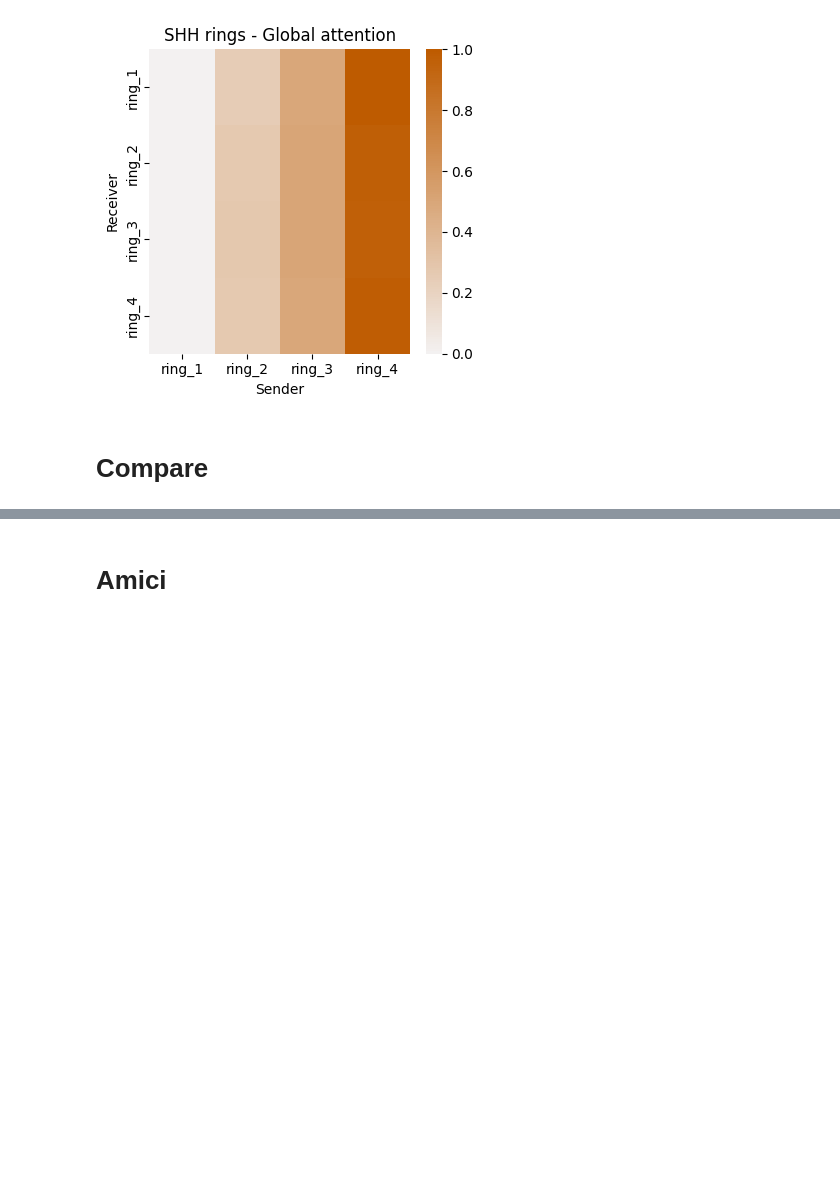
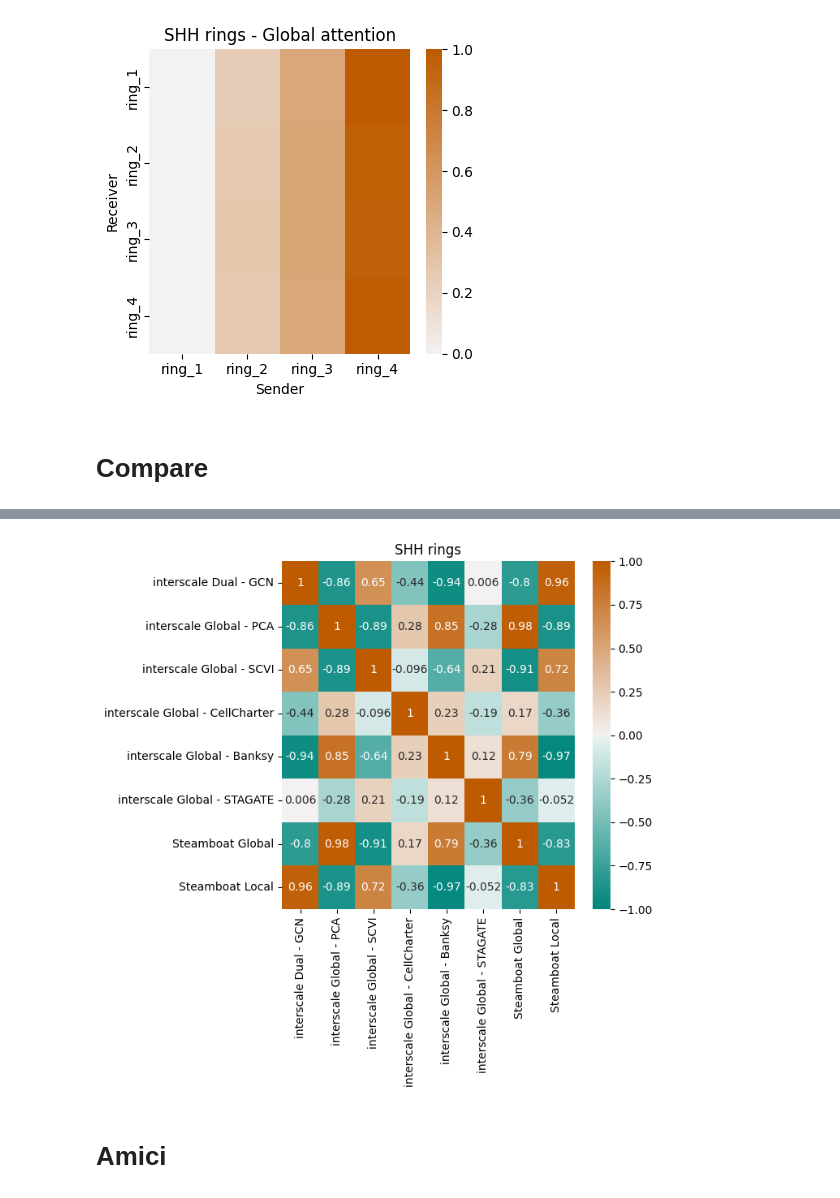
Before and after one commit to theislab/InterScale_reproducibility, a Jupyter notebook: notebooks/legnini_23/Becnhmark_Steamboat.ipynb, the cells around one changed output, grey strips where cells are left out. Saved outputs shown, nothing was run; the diff lists cells and outputs as text; code cells hidden in the pictures; blank space fills up the shorter version.

Commit message:
Add Banksy and Stagate embeddings for benchmark comparison

```diff
--- a/notebooks/legnini_23/Becnhmark_Steamboat.ipynb
+++ b/notebooks/legnini_23/Becnhmark_Steamboat.ipynb
@@ -1635,0 +1754,9 @@ plt.tight_layout()
+# %%
+models=["amici","DinterscaleGCN","GinterscalePCA","GinterscaleSCVI","GinterscaleCellCharter","GinterscaleBanksy","GinterscaleStagate","GSteamboat","LSteamboat"]
+models_name=["Amici","interscale Dual - GCN","interscale Global - PCA","interscale Global - SCVI","interscale Global - CellCharter","interscale Global - Banksy","interscale Global - STAGATE","Steamboat Global","Steamboat Local"]
+
+dfs_dict_name = {}
+for ix,model in enumerate(models):
+	dfs_dict_name[models[ix]]=models_name[ix]
+
+dfs_dict_name
@@ -1636,3 +1773,24 @@ plt.tight_layout()
+# %%
+fig, ax = plt.subplots(1, 1, figsize=(7, 7))
+
+#for ix,c in enumerate(['leiden','shhzone','shhcats','cellcharter']):
+for ix,c in enumerate(['shhcats']):
+	dfs_dict = {}
+	for jx,a in enumerate(["DinterscaleGCN","GinterscalePCA","GinterscaleSCVI","GinterscaleCellCharter","GinterscaleBanksy","GinterscaleStagate","GSteamboat","LSteamboat"]):
+		d=pd.read_csv(f'INTERACTION/Benchmark/legnini23_{a}_{c}.csv',index_col=0)
+		dfs_dict[dfs_dict_name[a]]=d
+	#reset_diagonal_to_zero(dfs_dict)
+	corr_matrix=compute_approach_correlation(dfs_dict)
+	corr_matrix=corr_matrix.round(3)
+	map=sns.diverging_palette(180,29,s=100, as_cmap=True)
+	sns.heatmap(corr_matrix, annot=True, cmap=map, vmin=-1, vmax=1,fmt='.2g')
+	plt.title(f"SHH rings")
+
+plt.tight_layout()
+
+#plt.savefig('INTERACTION/Benchmark/legnini23_Correlation_attention_approaches_shhcats.png',dpi=300)
+# %% [output]
+[figure, added]
 # %% [markdown]
 # Amici
 # %% [markdown]
```
Also changed, not shown: parts of 15 cells of this notebook, 1 other file.
